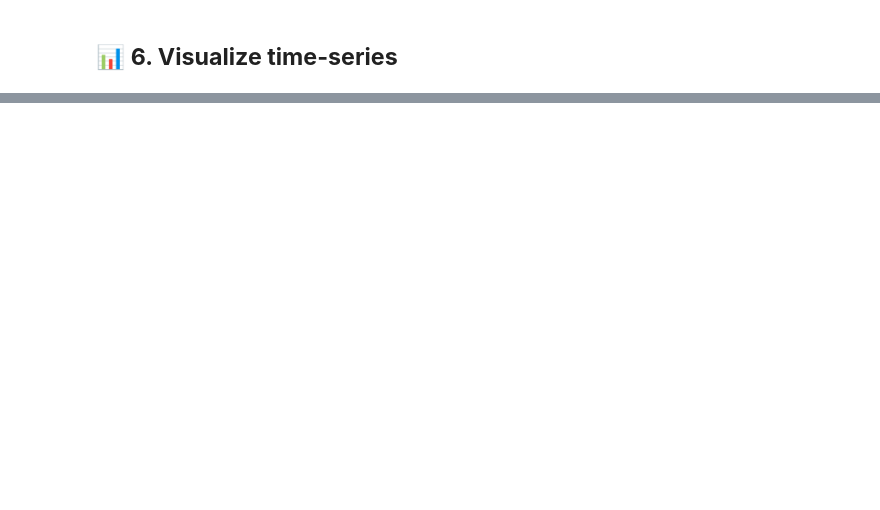
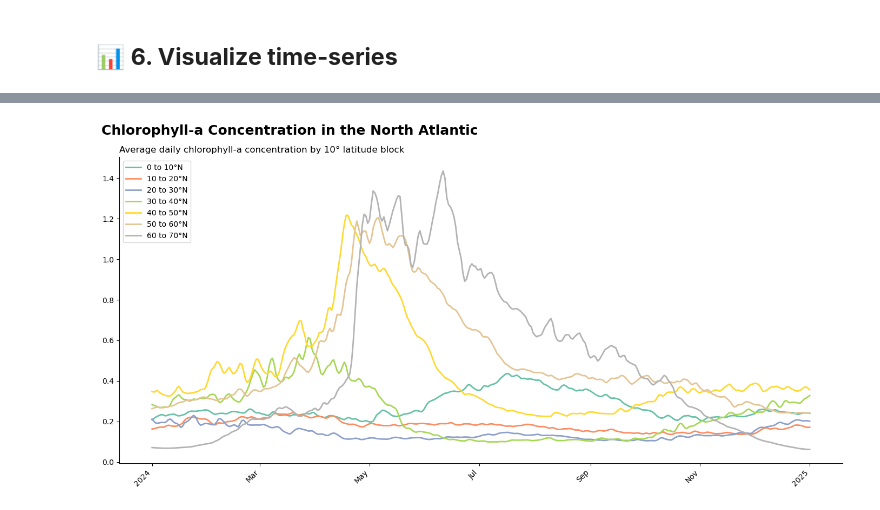
Before and after one commit to chiara-phillips/qgis-to-illustrator-tools, a Jupyter notebook: qgis_to_illustrator_tools/python/notebooks/02_clip_ocean_by_latitude.ipynb, the cells around one changed output, grey strips where cells are left out. Drawn from its saved outputs; the diff is of its cells as text; code cells hidden in the pictures; blank space fills up the shorter version.

```diff
--- a/qgis_to_illustrator_tools/python/notebooks/02_clip_ocean_by_latitude.ipynb
+++ b/qgis_to_illustrator_tools/python/notebooks/02_clip_ocean_by_latitude.ipynb
@@ -180,4 +211,18 @@ except Exception as e:
 ## 📈 **5. Extract Chlorophyll Data**
 # %%
 # File paths
-netcdf_file = "replace_with_path/cmems_mod_glo_bgc-pft_anfc_0.25deg_P1D-m_chl_90.00W-30.00E_80.00S-90.00N_0.49m_2024-01-01-2025-01-01.nc"
+# netcdf_file = "path/to/your/netcdf/file"
+
+nc_files = list(Path("data").glob("*.nc"))
+
+if not nc_files:
+    logger.error("⚠️ No .nc files found.")
+elif len(nc_files) == 1:
+    netcdf_file = nc_files[0]
+    logger.success(f"✅ Found one .nc file: {netcdf_file}")
+else:
+    logger.warning("⚠️ Multiple .nc files found:")
+    for i, f in enumerate(nc_files, 1):
+        logger.info(f"{i}: {f.name}")
+    netcdf_file = nc_files[int(input("Pick a file number: ")) - 1]
+    logger.success(f"Using: {netcdf_file}")
@@ -299,0 +378,49 @@ plt.show()
+# %%
+# Parse the 'date' column from "dd.mm.yy" format into datetime objects
+chlorophyll_data["date"] = pd.to_datetime(chlorophyll_data["date"], format="%d.%m.%y", errors="coerce")
+
+# Sort by date to ensure smooth plotting
+chlorophyll_data = chlorophyll_data.sort_values("date").reset_index(drop=True)
+
+# --- Plot setup ---
+fig, ax = plt.subplots(figsize=(14, 7))  # Define figure size
+
+# Set up a colormap with as many colors as there are latitude bands
+cmap = get_cmap("Set2", len(chlorophyll_data.columns) - 1)
+
+# Plot each latitude band (skip the first column, which is 'date')
+for i, col in enumerate(chlorophyll_data.columns[1:]):
+    ax.plot(
+        chlorophyll_data["date"],
+        chlorophyll_data[col],
+        label=col.replace("_", " ") + "°N",  # Format label nicely
+        color=cmap(i),
+        linewidth=2
+    )
+
+# --- Titles and labels ---
+plt.suptitle(
+    "Chlorophyll-a Concentration in the North Atlantic",
+    fontsize=18, fontweight="bold", x=0.01, ha='left'
+)
+plt.title(
+    "Average daily chlorophyll-a concentration by 10° latitude block",
+    fontsize=12, loc='left'
+)
+
+# --- X-axis: auto-formatting for any time range ---
+ax.xaxis.set_major_locator(AutoDateLocator())
+ax.xaxis.set_major_formatter(ConciseDateFormatter(AutoDateLocator()))
+plt.setp(ax.get_xticklabels(), rotation=45, ha="right")  # Rotate labels for readability
+
+# --- Styling ---
+ax.legend(title="", loc="upper left", fontsize=10)
+ax.tick_params(axis='both', labelsize=10)
+ax.grid(False)
+ax.spines["top"].set_visible(False)
+ax.spines["right"].set_visible(False)
+
+plt.tight_layout()
+plt.show()
+# %% [output]
+[figure, added]
```
Also changed, not shown: parts of 13 cells of this notebook, 6 other files.
